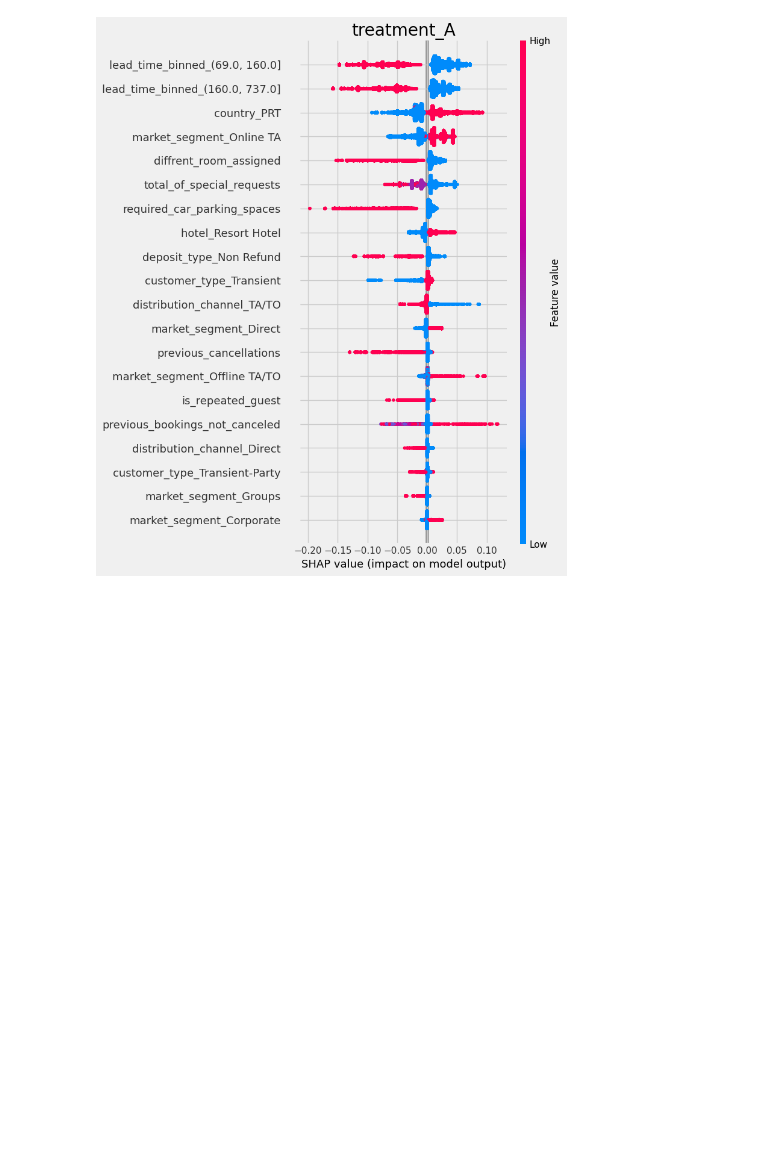
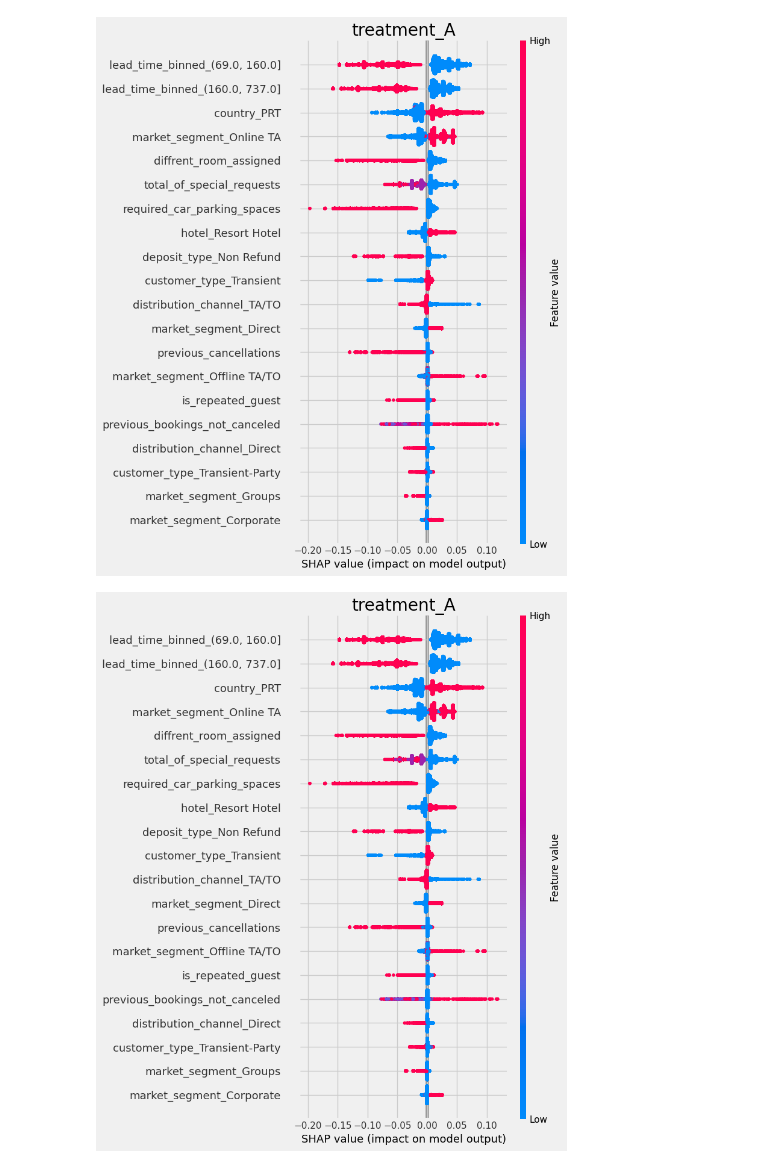
Before and after one commit to krishangupta33/Causal-Inference, a Jupyter notebook: Causal_ML.ipynb, the cells around one changed output. Cells and saved outputs as stored; diff of their text form; code cells hidden in the pictures; blank space fills up the shorter version.

```diff
--- a/Causal_ML.ipynb
+++ b/Causal_ML.ipynb
@@ -390,21 +393,6 @@ customer_type_Transient-Party:    int64             [0, 0, 0, 0, 0, 0, 0 ...
 lead_time_binned_(18.0, 69.0]:    int64             [0, 0, 0, 0, 0, 0, 0 ...
 lead_time_binned_(69.0, 160.0]:   int64             [0, 0, 0, 0, 0, 0, 0 ...
 lead_time_binned_(160.0, 737.0]:  int64             [1, 1, 0, 0, 0, 0, 0 ...
-# %%
-#Making treatment
-treatment = np.where(X['lead_time_binned_(18.0, 69.0]'] == 1, 1, 0)
-X = X.drop(columns='lead_time_binned_(18.0, 69.0]')
-
-
-#e : propensity score model
-from sklearn.linear_model import LogisticRegression
-
-# Assuming X contains the covariates and 'treatment' is the treatment assignment
-log_reg = LogisticRegression()
-log_reg.fit(X, treatment)
-
-# The predicted probabilities of receiving the treatment
-e = log_reg.predict_proba(X)[:, 1]  # get the probability of the 1 class (treatment)
 # %% [markdown]
 # Average Treatment Effect Estimation with S, T, X and R Learners
 # %%
@@ -564,4 +552,9 @@ And if memory is not enough, you can set `force_col_wise=true`.
 [LightGBM] [Info] Number of data points in the train set: 119386, number of used features: 25
 [LightGBM] [Info] Start training from score 0.065215
 [figure]
+# %%
+# Plot shap values WITH specifying shap_dict
+slearner.plot_shap_values(X=X, shap_dict=shap_slearner, features=feature_names)
+# %% [output]
+[figure, added]
 # %%
```
Also changed, not shown: parts of 5 cells of this notebook.
